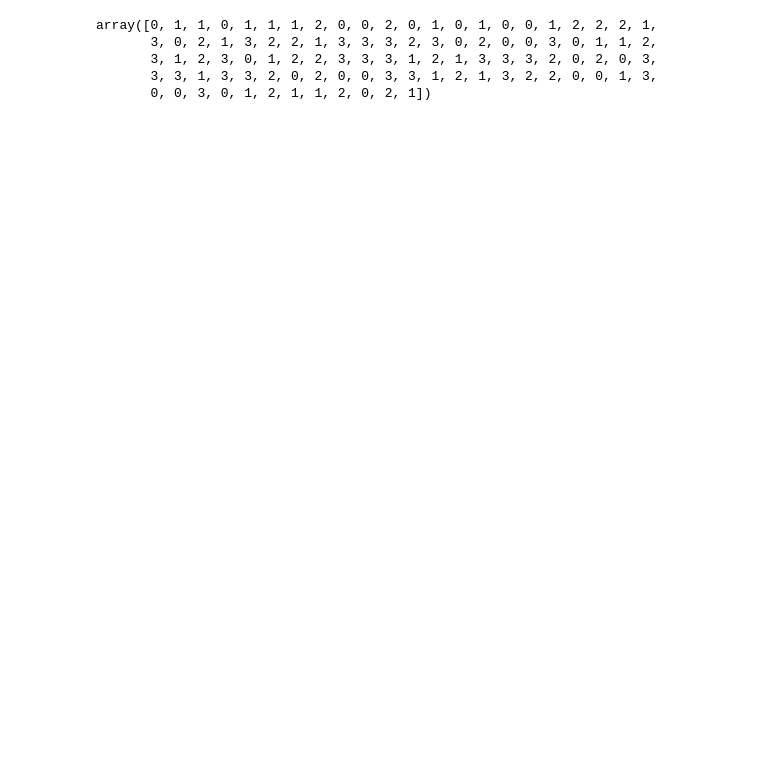
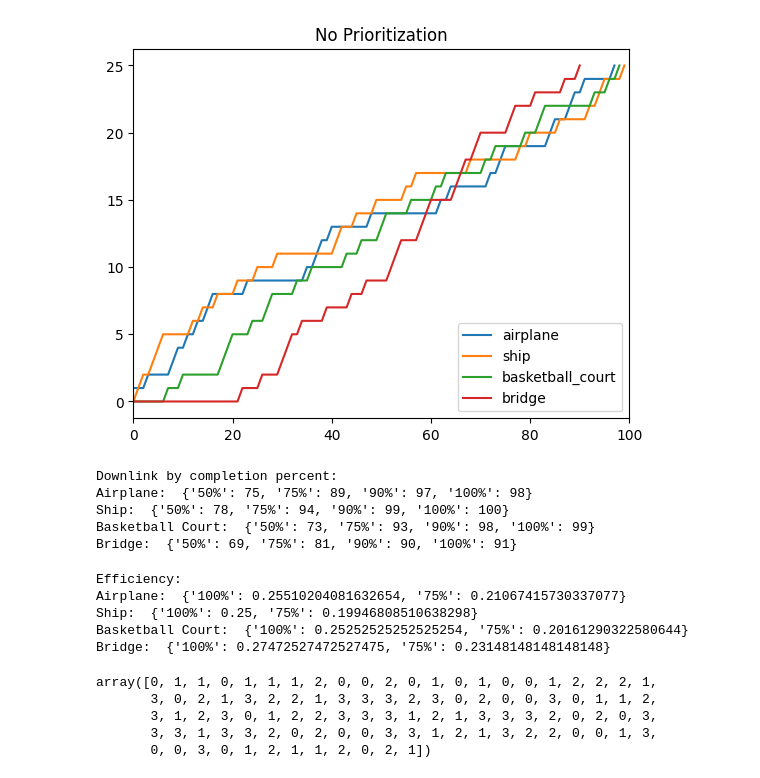
Before and after one commit to ezrafielding/PrioriSat, a Jupyter notebook: Satellite/SatEval.ipynb, the cells around one changed output. Drawn from its saved outputs; the diff is of its cells as text; code cells hidden in the pictures; blank space fills up the shorter version.

```diff
--- a/Satellite/SatEval.ipynb
+++ b/Satellite/SatEval.ipynb
@@ -11,3 +43,41 @@ y_true = pd.read_csv('./PrioEval.csv', sep='\t')['class_id'].values
+# %%
+similarity = np.flip(np.arange(len(test_data)))
+similarity = np.stack([similarity]*4).T
+downData = downCount(similarity, test_data, ['airplane', 'ship', 'basketball_court', 'bridge'])
+plt.title(f'No Prioritization')
+plt.xlim(0,100)
+plt.plot(downData['airplane']['track'], label='airplane')
+plt.plot(downData['ship']['track'], label='ship')
+plt.plot(downData['basketball_court']['track'], label='basketball_court')
+plt.plot(downData['bridge']['track'], label='bridge')
+plt.legend(loc="lower right")
+plt.show()
+# %% [output]
+[figure, added]
+# %%
+print('Downlink by completion percent:')
+print('Airplane: ', downData['airplane']['count'])
+print('Ship: ', downData['ship']['count'])
+print('Basketball Court: ', downData['basketball_court']['count'])
+print('Bridge: ', downData['bridge']['count'])
+# %% [output]
+Downlink by completion percent:
+Airplane:  {'50%': 75, '75%': 89, '90%': 97, '100%': 98}
+Ship:  {'50%': 78, '75%': 94, '90%': 99, '100%': 100}
+Basketball Court:  {'50%': 73, '75%': 93, '90%': 98, '100%': 99}
+Bridge:  {'50%': 69, '75%': 81, '90%': 90, '100%': 91}
+# %%
+print('Efficiency:')
+print('Airplane: ', downData['airplane']['efficiency'])
+print('Ship: ', downData['ship']['efficiency'])
+print('Basketball Court: ', downData['basketball_court']['efficiency'])
+print('Bridge: ', downData['bridge']['efficiency'])
+# %% [output]
+Efficiency:
+Airplane:  {'100%': 0.25510204081632654, '75%': 0.21067415730337077}
+Ship:  {'100%': 0.25, '75%': 0.19946808510638298}
+Basketball Court:  {'100%': 0.25252525252525254, '75%': 0.20161290322580644}
+Bridge:  {'100%': 0.27472527472527475, '75%': 0.23148148148148148}
 # %%
 y_true
 # %% [output]
```
Also changed, not shown: parts of 15 cells of this notebook.
